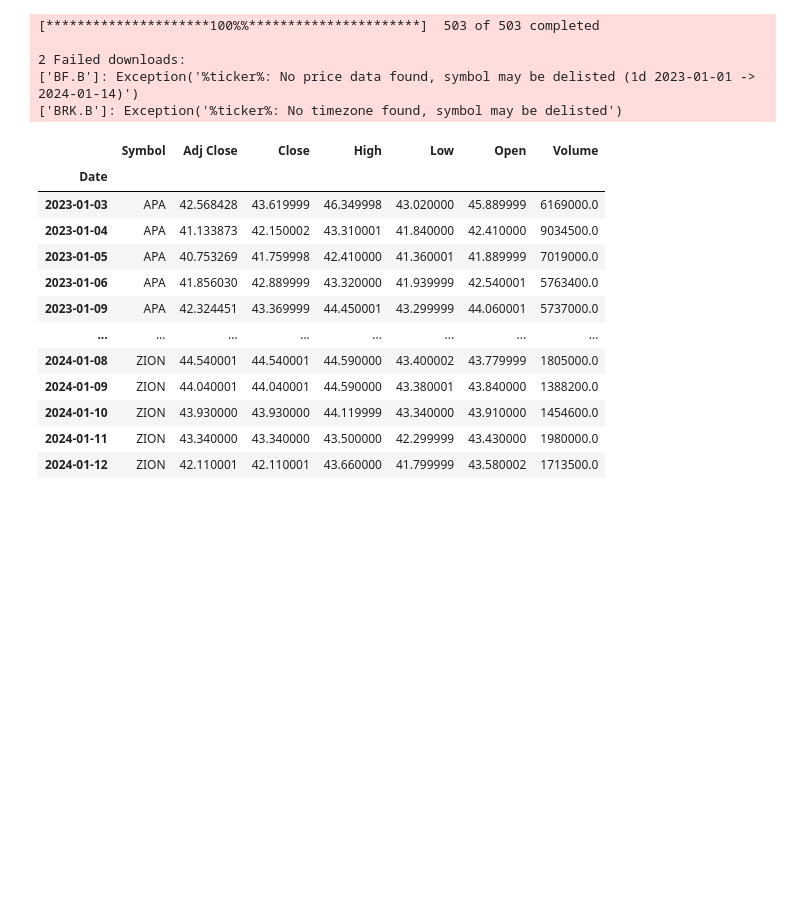
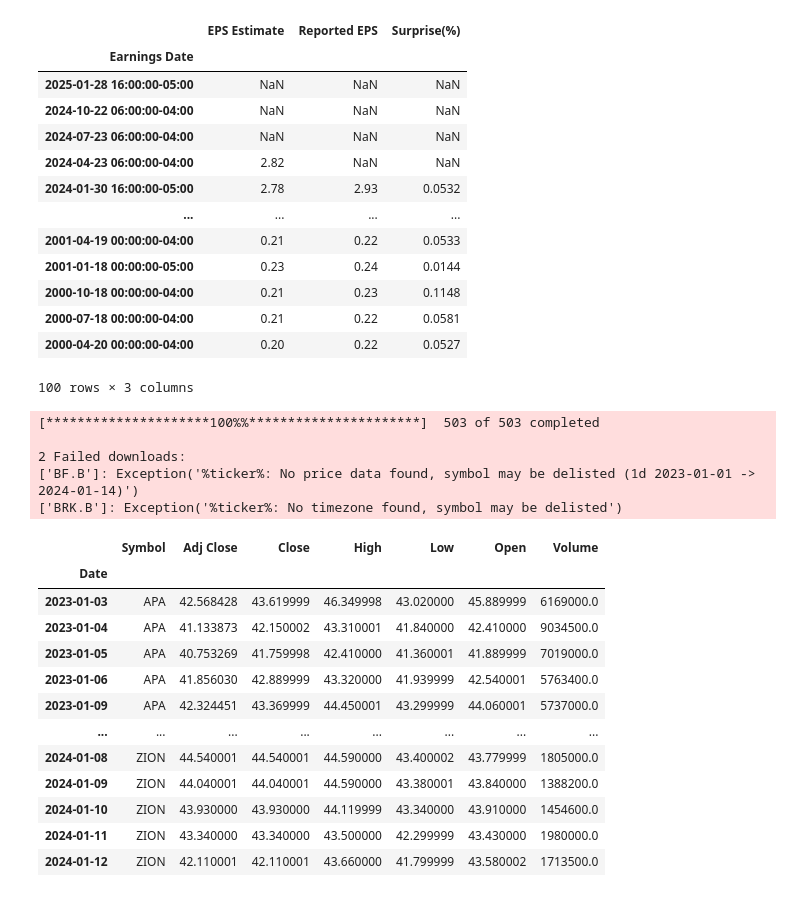
Before and after one commit to E03S/Portfolio_Optimisation, a Jupyter notebook: portfolio_optimisation/notebooks/optimization_algorithm.ipynb, the cells around one changed output. Drawn from its saved outputs; the diff is of its cells as text; code cells hidden in the pictures; blank space fills up the shorter version.

```diff
--- a/portfolio_optimisation/notebooks/optimization_algorithm.ipynb
+++ b/portfolio_optimisation/notebooks/optimization_algorithm.ipynb
@@ -11,3 +91,20 @@ warnings.filterwarnings("ignore")
+# %%
+msft.get_earnings_dates(limit=100)
+# %% [output]
+|  | EPS Estimate | Reported EPS | Surprise(%) |
+| Earnings Date |  |  |  |
+| 2025-01-28 16:00:00-05:00 | NaN | NaN | NaN |
+| 2024-10-22 06:00:00-04:00 | NaN | NaN | NaN |
+| 2024-07-23 06:00:00-04:00 | NaN | NaN | NaN |
+| 2024-04-23 06:00:00-04:00 | 2.82 | NaN | NaN |
+| 2024-01-30 16:00:00-05:00 | 2.78 | 2.93 | 0.0532 |
+| ... | ... | ... | ... |
+| 2001-04-19 00:00:00-04:00 | 0.21 | 0.22 | 0.0533 |
+| 2001-01-18 00:00:00-05:00 | 0.23 | 0.24 | 0.0144 |
+| 2000-10-18 00:00:00-04:00 | 0.21 | 0.23 | 0.1148 |
+| 2000-07-18 00:00:00-04:00 | 0.21 | 0.22 | 0.0581 |
+| 2000-04-20 00:00:00-04:00 | 0.20 | 0.22 | 0.0527 |
+100 rows × 3 columns
 # %%
 project_folder = pathlib.Path(os.path.abspath("__file__")).resolve().parent.parent
 sys.path.insert(1, str(project_folder))
```
Also changed, not shown: parts of 1 cell of this notebook, 2 other files.
